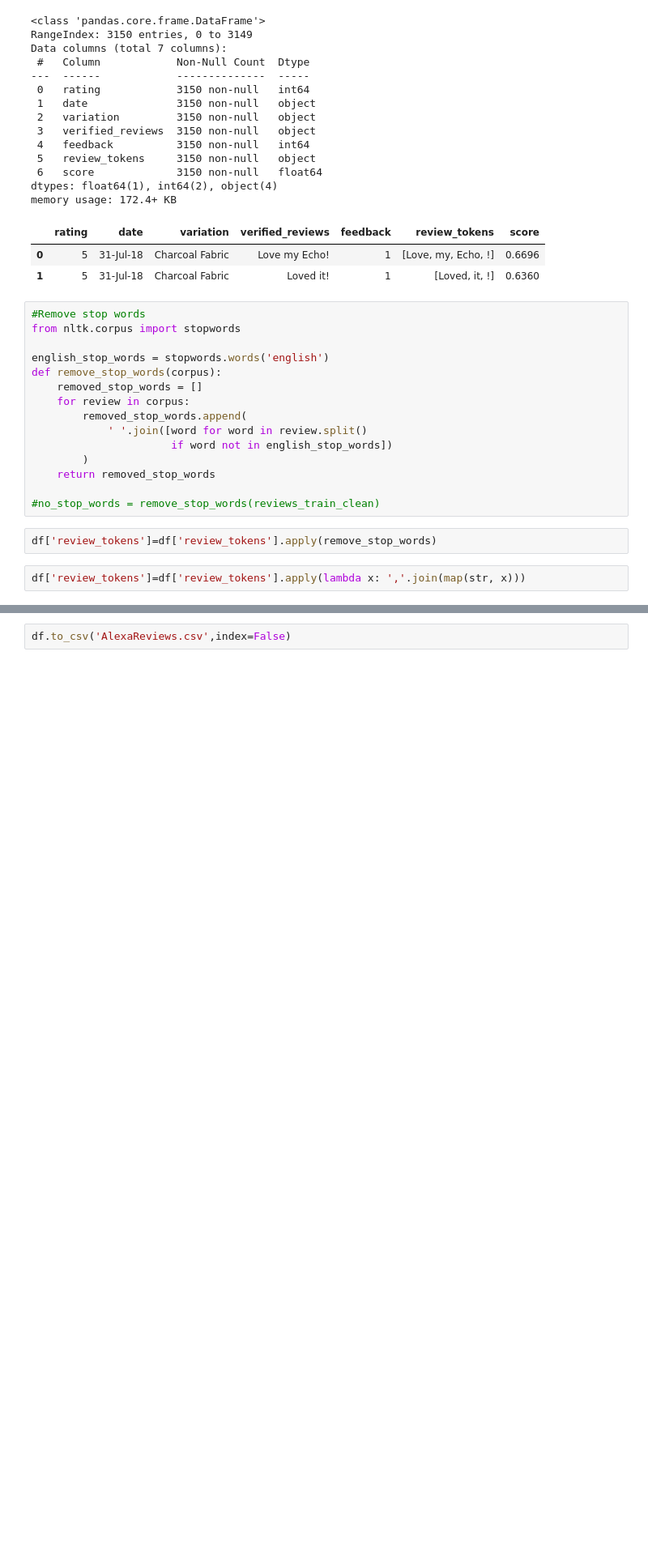
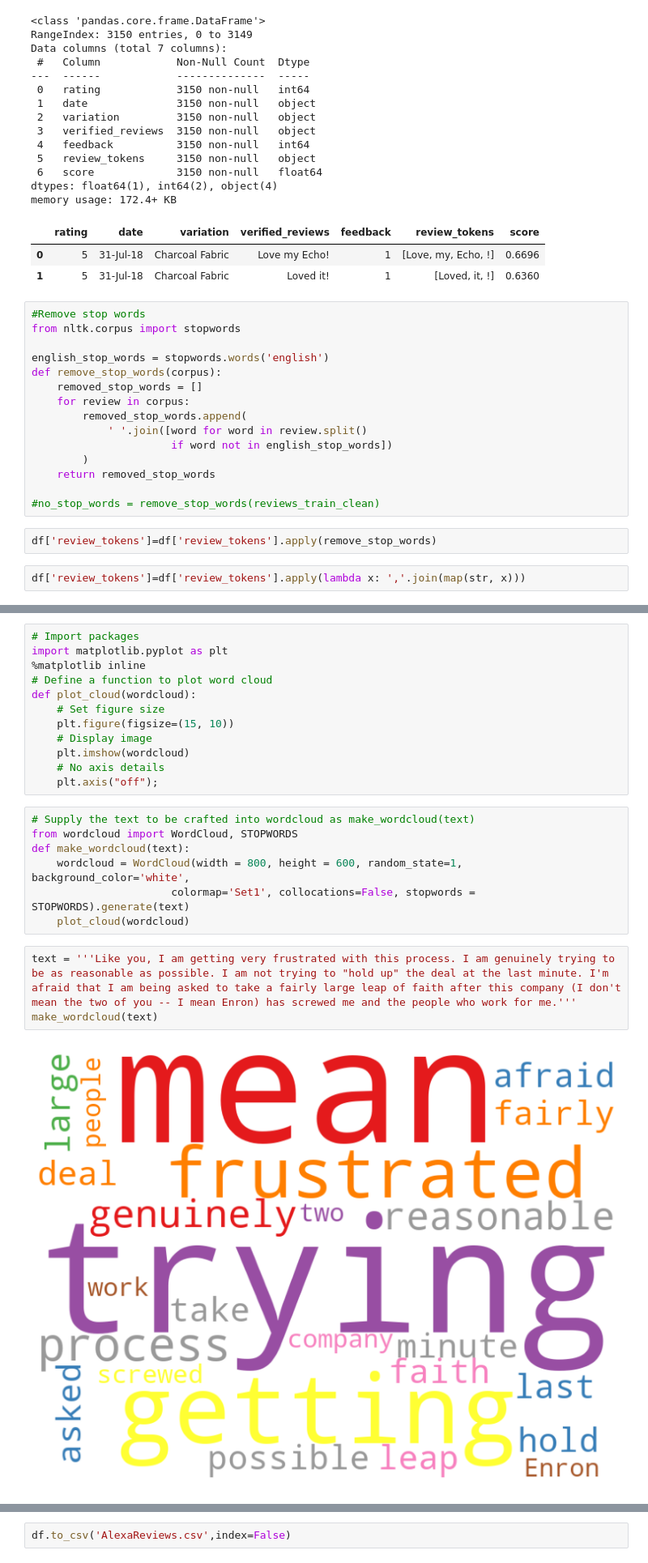
Before and after one commit to nirupamaprv/SentimentAnalysis, a Jupyter notebook: SentimentAnalysisReviews.ipynb, the cells around one changed output, grey strips where cells are left out. Shown at 81% size. Drawn from its saved outputs; the diff is of its cells as text; blank space fills up the shorter version.

```diff
--- a/SentimentAnalysisReviews.ipynb
+++ b/SentimentAnalysisReviews.ipynb
@@ -189,0 +202,24 @@ df.tail(8)
+# %%
+# Import packages
+import matplotlib.pyplot as plt
+%matplotlib inline
+# Define a function to plot word cloud
+def plot_cloud(wordcloud):
+    # Set figure size
+    plt.figure(figsize=(15, 10))
+    # Display image
+    plt.imshow(wordcloud)
+    # No axis details
+    plt.axis("off");
+# %%
+# Supply the text to be crafted into wordcloud as make_wordcloud(text)
+from wordcloud import WordCloud, STOPWORDS
+def make_wordcloud(text):
+    wordcloud = WordCloud(width = 800, height = 600, random_state=1, background_color='white',
+                      colormap='Set1', collocations=False, stopwords = STOPWORDS).generate(text)
+    plot_cloud(wordcloud)
+# %%
+text = '''Like you, I am getting very frustrated with this process. I am genuinely trying to be as reasonable as possible. I am not trying to "hold up" the deal at the last minute. I'm afraid that I am being asked to take a fairly large leap of faith after this company (I don't mean the two of you -- I mean Enron) has screwed me and the people who work for me.'''
+make_wordcloud(text)
+# %% [output]
+[figure, added]
```
Also changed, not shown: parts of 12 cells of this notebook.
